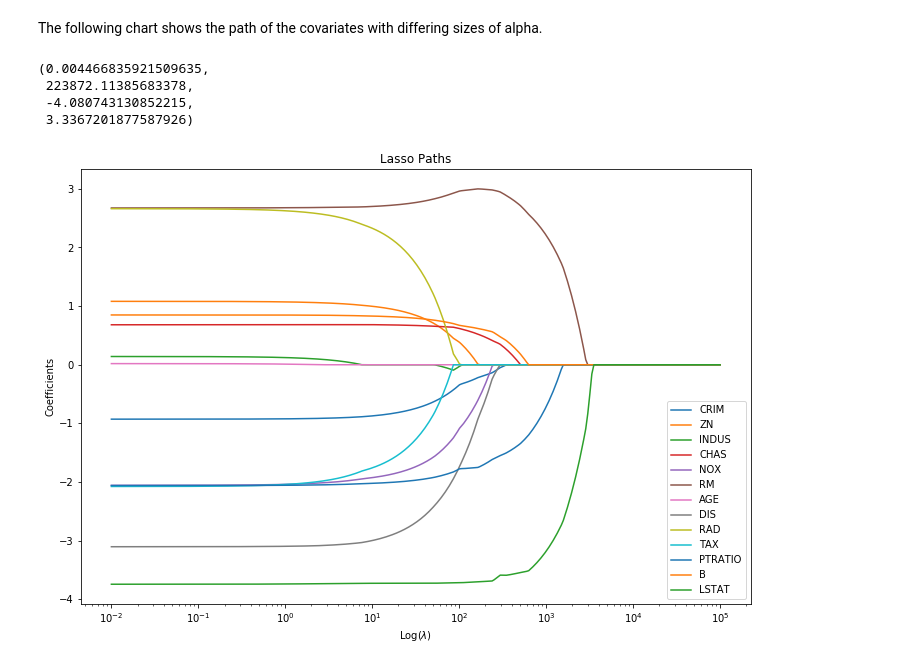
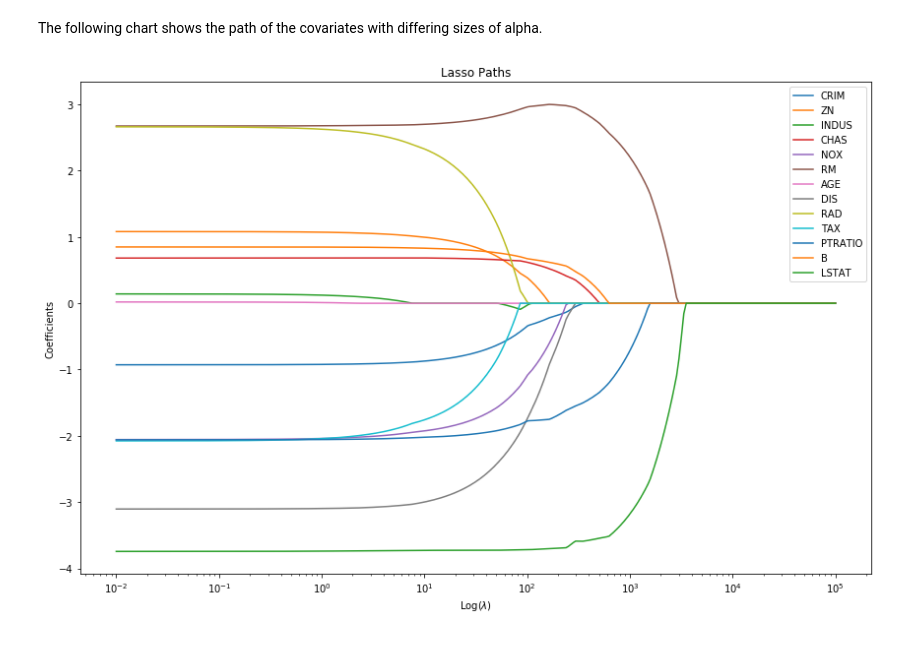
Before and after one commit to JonathanBechtel/easyml, a Jupyter notebook: examples/Coordinate Descent and Lasso Regression.ipynb, the cells around one changed output. Drawn from its saved outputs; the diff is of its cells as text; code cells hidden in the pictures.

Commit message:
updated for changed version of lasso

```diff
--- a/examples/Coordinate Descent and Lasso Regression.ipynb
+++ b/examples/Coordinate Descent and Lasso Regression.ipynb
@@ -11,8 +11,6 @@ boston = load_boston()
 # %%
 X = boston.data
 y = boston.target
-# %%
-X = standardize(X)
 # %%
 import matplotlib.pyplot as plt
 # %% [markdown]
@@ -20,33 +18,30 @@ The following chart shows the path of the covariates with differing sizes of alp
 # %%
 # Initialize variables
 theta_list = []
 lamda      = np.logspace(-2,5,300) #Range of lambda values
 
 #Run lasso regression for each lambda
 for l in lamda:
-     lasso = LassoRegression(alpha=l, n_iter=100)
+     lasso = LassoRegression(alpha=l, n_iter=300, centered=True)
      lasso.fit(X, y)
-     theta_list.append(lasso.coef_)
+     theta_list.append(lasso.coef_[1:])
 
 #Stack into numpy array
 theta_lasso = np.stack(theta_list).T
 
 #Plot results
 n,_ = theta_lasso.shape
 plt.figure(figsize = (12,8))
 
 for i in range(n):
     plt.plot(lamda, theta_lasso[i], label = boston.feature_names[i])
 
 plt.xscale('log')
 plt.xlabel('Log($\\lambda$)')
 plt.ylabel('Coefficients')
 plt.title('Lasso Paths')
 plt.legend()
 plt.axis('tight')
+plt.tight_layout()
 # %% [output]
-(0.004466835921509635,
- 223872.11385683378,
- -4.080743130852215,
- 3.3367201877587926)
-[figure, old version]
+[figure, new version]
```
Also changed, not shown: parts of 1 cell of this notebook, 1 other file.
